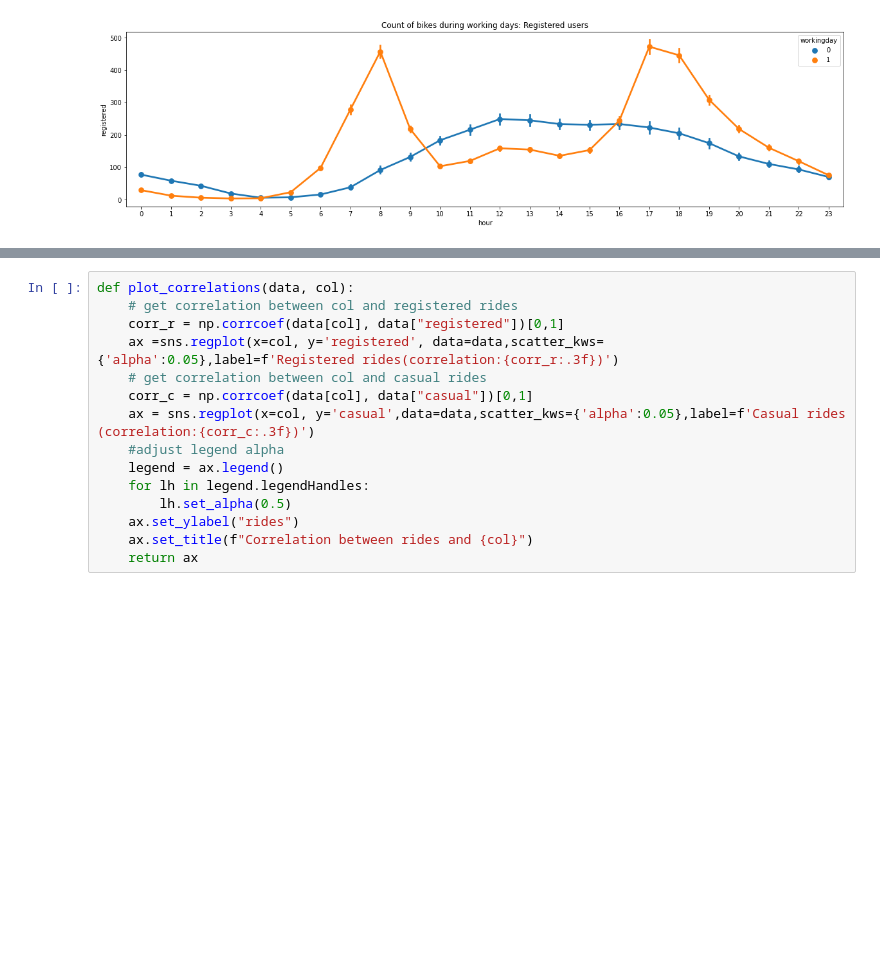
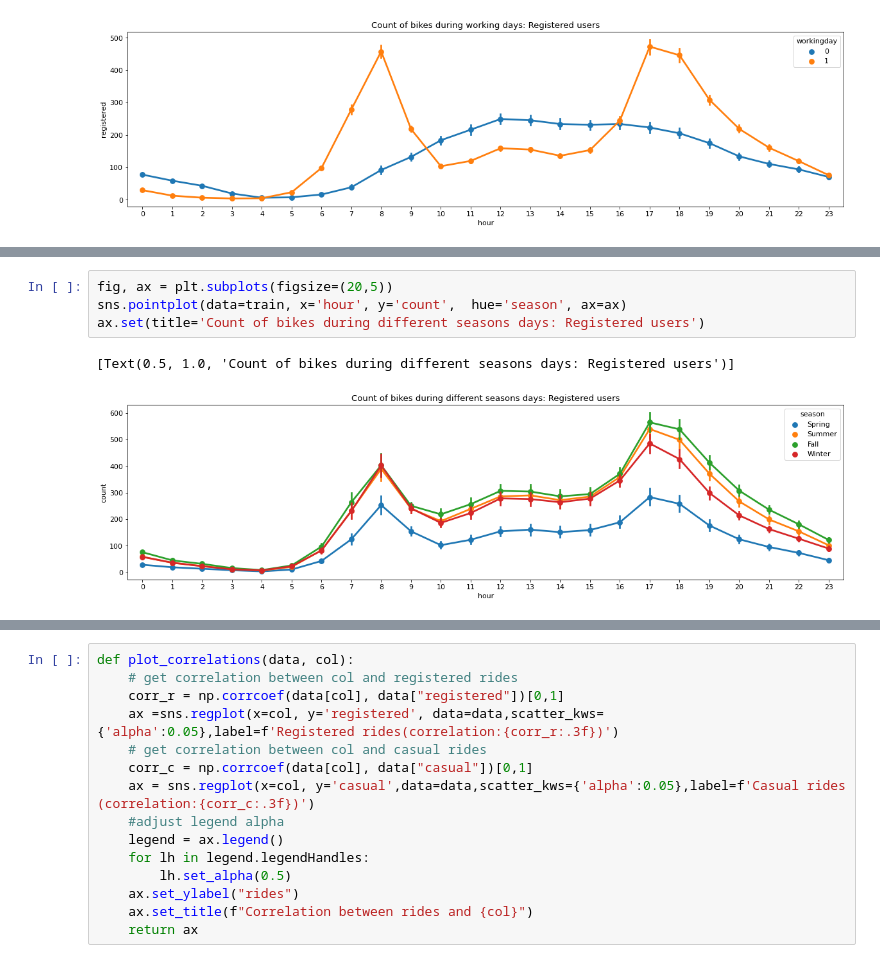
Before and after one commit to masinde70/AWS_ML, a Jupyter notebook: project.ipynb, the cells around one changed output, grey strips where cells are left out. Cells and saved outputs as stored; diff of their text form; blank space fills up the shorter version.

```diff
--- a/project.ipynb
+++ b/project.ipynb
@@ -367,0 +393,7 @@ The plots shows the busiest hours  or rush hours when the hire is high
+# %%
+fig, ax = plt.subplots(figsize=(20,5))
+sns.pointplot(data=train, x='hour', y='count',  hue='season', ax=ax)
+ax.set(title='Count of bikes during different seasons days: Registered users')
+# %% [output]
+[Text(0.5, 1.0, 'Count of bikes during different seasons days: Registered users')]
+[figure, added]
```
Also changed, not shown: parts of 13 cells of this notebook.
